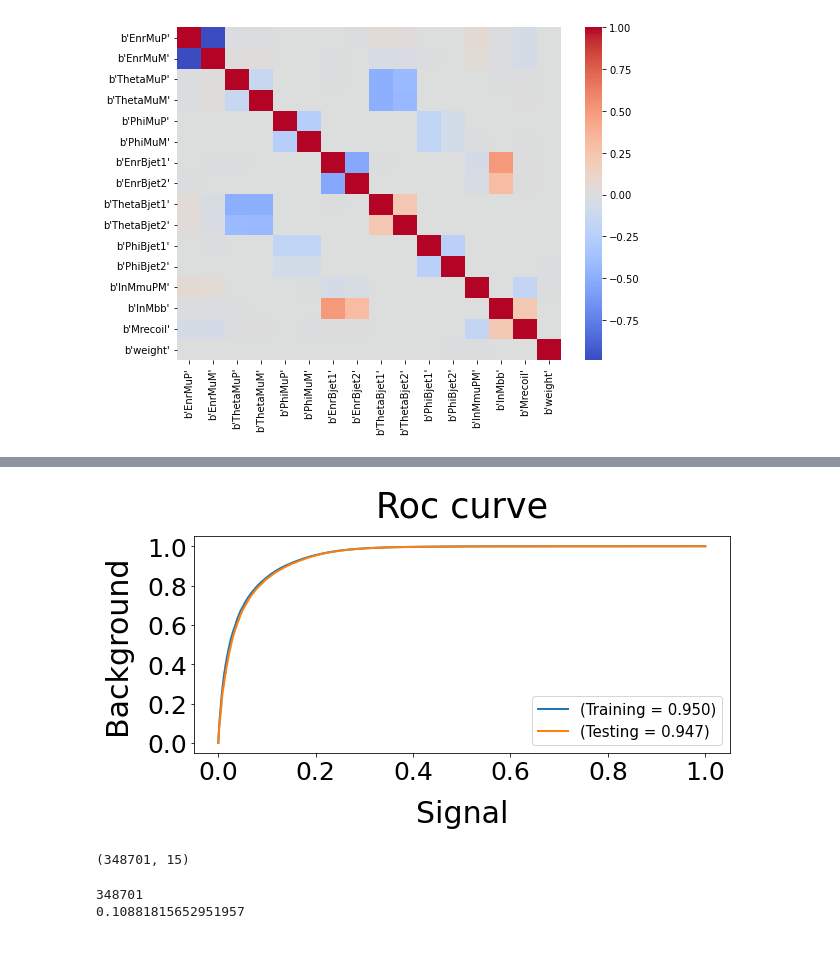
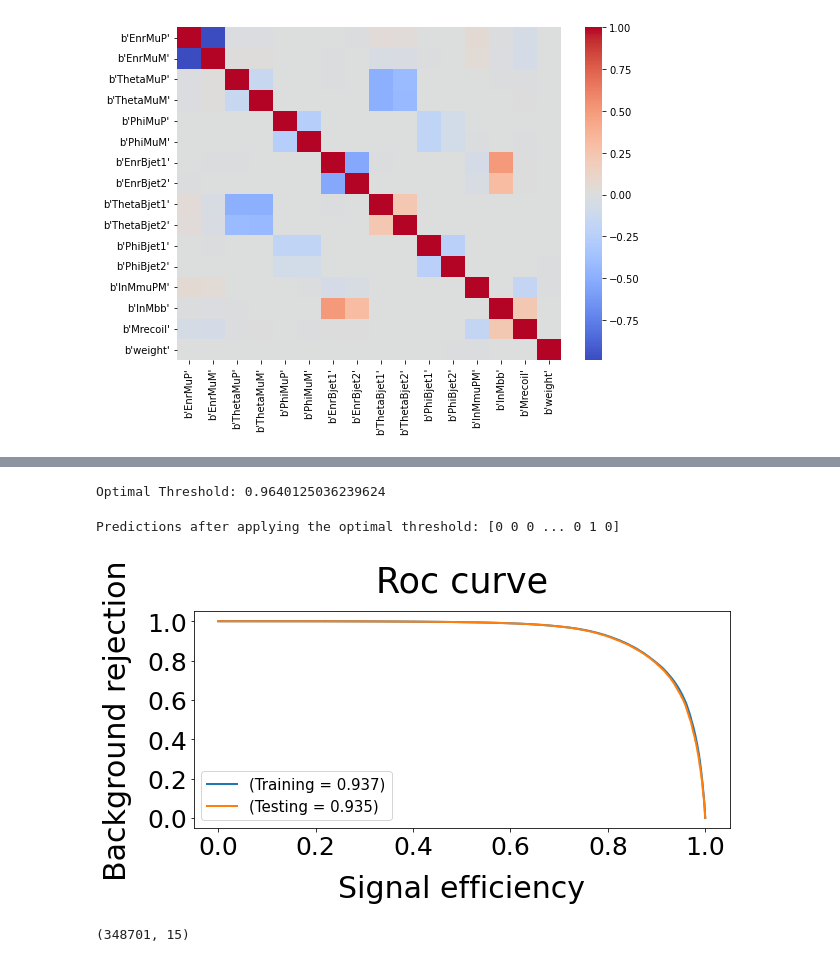
Before and after one commit to AnzaATM/EpEmProject, a Jupyter notebook: dnn.ipynb, the cells around one changed output, grey strips where cells are left out. Saved outputs shown, nothing was run; the diff lists cells and outputs as text; code cells hidden in the pictures.

```diff
--- a/dnn.ipynb
+++ b/dnn.ipynb
@@ -168,0 +231,16 @@ plt.show()
+# %%
+# Step 1: Convert byte string column names to regular strings
+SigDf.columns = [col.decode('utf-8') if isinstance(col, bytes) else col for col in SigDf.columns]
+
+SigCorrMatrix = SigDf.corr()
+
+# Step 3: Get the correlation of all features with the target 'Mrecoil'
+target = 'Mrecoil'
+correlation_with_target = SigCorrMatrix[target].drop(target)  # Exclude 'Mrecoil' itself
+
+# Step 4: Rank features based on absolute correlation with the target
+ranked_features = correlation_with_target.abs().sort_values(ascending=False)
+
+# Print the ranked features
+print("Ranked features based on correlation with 'Mrecoil':")
+print(ranked_features)
@@ -169,3 +265,7 @@ plt.show()
+# %%
+#Drop highly correlated features
+BackDf = BackDf.drop(columns=['ThetaBjet1','EnrBjet2','ThetaMuP','ThetaBjet2','PhiMuP'])
+SigDf = SigDf.drop(columns=['ThetaBjet1','EnrBjet2','ThetaMuP','ThetaBjet2','PhiMuP'])
 # %%
 SigDf['label'] = 1
 SigDf.head()
@@ -197,8 +297,8 @@ dataset = SplusB.values
 #print(dataset[:,0:15)
 #print(dataset[:,16])
 
-X = dataset[:,0:15].astype(float)
-Y = dataset[:,16]
+X = dataset[:,0:10].astype(float)
+Y = dataset[:,11]
 X_train, X_test, Y_train, Y_test = train_test_split(X, Y, test_size=0.3, random_state=1)
 # %%
 initializer = tf.keras.initializers.RandomNormal()
@@ -243,7 +343,7 @@ from tensorflow.keras.layers import Input
 
 model = Sequential()
 
-model.add(Input(shape=(15,)))
+model.add(Input(shape=(10,)))
 model.add(Dense(128, activation='relu', kernel_initializer=initializer1))
 model.add(BatchNormalization())
 model.add(Dense(30, kernel_initializer=initializer1, activation='relu'))
@@ -448,30 +570,47 @@ plt.show()
 # %%
 fpr_Test, tpr_Test, threshold = roc_curve(Y_test, pred_test)
 fpr_Train, tpr_Train, threshold = roc_curve(Y_train, pred_train)
+# %%
+# Calculate Youden's J statistic to find the optimal threshold
+j_scores = tpr_Test - fpr_Test
+optimal_idx = np.argmax(j_scores)
+optimal_threshold = threshold[optimal_idx]
+
+print(f"Optimal Threshold: {optimal_threshold}")
+# %% [output]
+Optimal Threshold: 0.9640125036239624
+# %%
+# Apply the optimal threshold to classify
+y_pred = (y_proba >= optimal_threshold).astype(int)
+
+# Print the predictions
+print("Predictions after applying the optimal threshold:", y_pred)
+# %% [output]
+Predictions after applying the optimal threshold: [0 0 0 ... 0 1 0]
 # %%
 from matplotlib.lines import Line2D
 
 auc_keras_Test = auc(fpr_Test, tpr_Test)
 auc_keras_Train = auc(fpr_Train, tpr_Train)
 
 fig, ax = plt.subplots(figsize=(9,5))
 
+ax.plot(1-fpr_Train, tpr_Train,linewidth=2, label='(Training = {:.3f})'.format(auc(fpr_Train, tpr_Train)))
+ax.plot(1-fpr_Test, tpr_Test,linewidth=2, label='(Testing = {:.3f})'.format(auc(fpr_Test, tpr_Test)))
 
-ax.plot(fpr_Train, tpr_Train,linewidth=2, label='(Training = {:.3f})'.format(auc(fpr_Train, tpr_Train)))
-ax.plot(fpr_Test, tpr_Test,linewidth=2, label='(Testing = {:.3f})'.format(auc(fpr_Test, tpr_Test)))
 
 # Add annotations
-plt.ylabel('Background', fontsize=30, labelpad=15)
-plt.xlabel('Signal', fontsize=30, labelpad=15)
+plt.ylabel('Background rejection', fontsize=30, labelpad=15)
+plt.xlabel('Signal efficiency', fontsize=30, labelpad=15)
 plt.title('Roc curve', fontsize=35, pad=20)
 plt.xticks(fontsize=25)
 plt.yticks(fontsize=25)
 plt.legend(fontsize=15)
 plt.tight_layout()
 plt.savefig('roc_rmass_cut.pdf')
 plt.show()
 # %% [output]
-[figure, old version]
+[figure, new version]
 # %%
 def function(pred_train, feature, start, end):
     final = []
@@ -488,10 +627,7 @@ X_train.shape
 # %% [output]
 (348701, 15)
 # %%
-Re_mass1 = function(pred_train, X_train[:,14], 0.8, 0.9)#14
+Re_mass1 = function(pred_train, X_train[:,14], 0.96, 0.99)#14
-# %% [output]
-348701
-0.10881815652951957
 # %%
 len(Re_massBack)
 #Re_mass1
```
Also changed, not shown: parts of 36 cells of this notebook.
